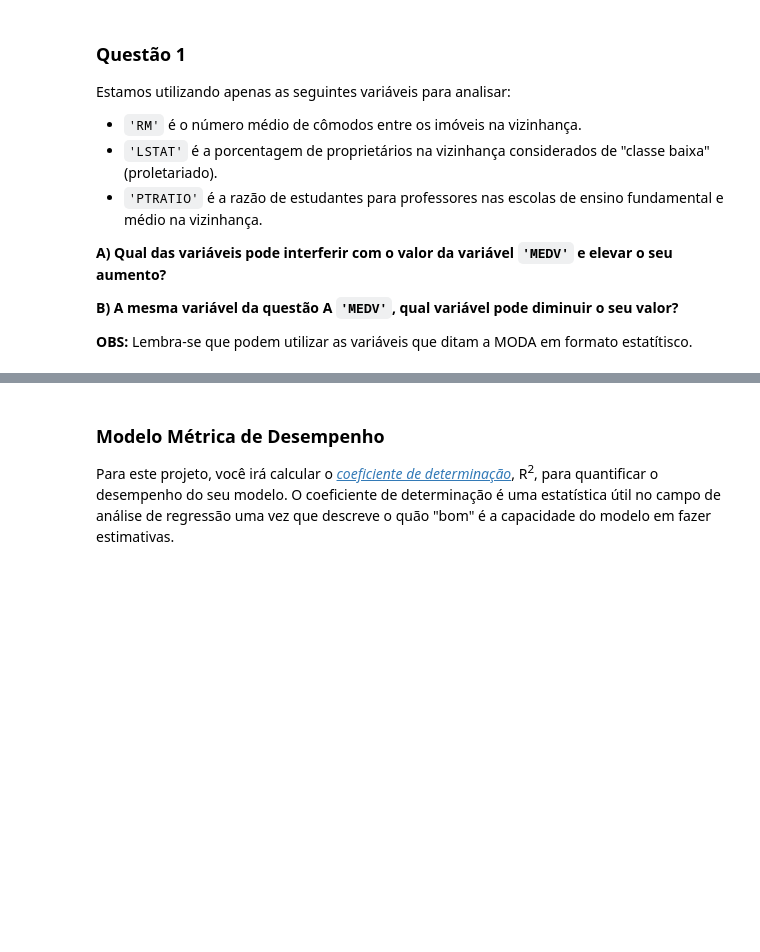
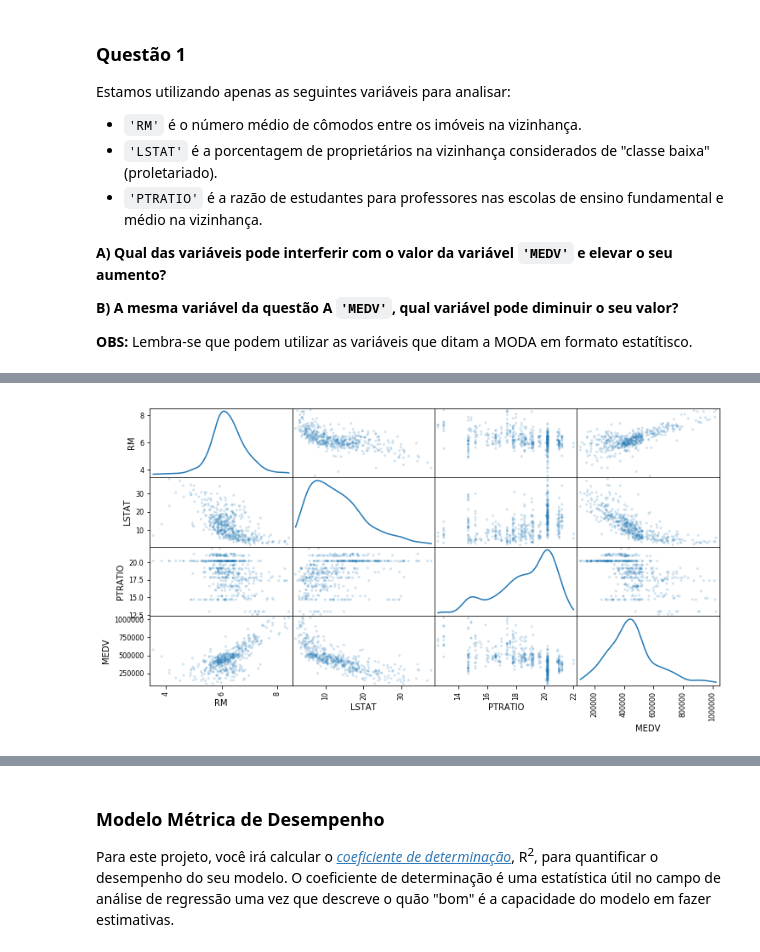
Before and after one commit to hmaas00/trabalho_boston_iesb, a Jupyter notebook: Trabalho I - Análise de Dados e Inferência Estatística com Python.ipynb, the cells around one changed output, grey strips where cells are left out. Cells and saved outputs as stored; diff of their text form; code cells hidden in the pictures; blank space fills up the shorter version.

```diff
--- a/Trabalho I - Análise de Dados e Inferência Estatística com Python.ipynb
+++ b/Trabalho I - Análise de Dados e Inferência Estatística com Python.ipynb
@@ -140,0 +186,4 @@ Estamos utilizando apenas as seguintes variáveis para analisar:
+# %%
+_ = scatter_matrix(data, alpha=0.2, figsize=(12,6), diagonal='kde')
+# %% [output]
+[figure, added]
```
Also changed, not shown: parts of 12 cells of this notebook, 1 other file.
